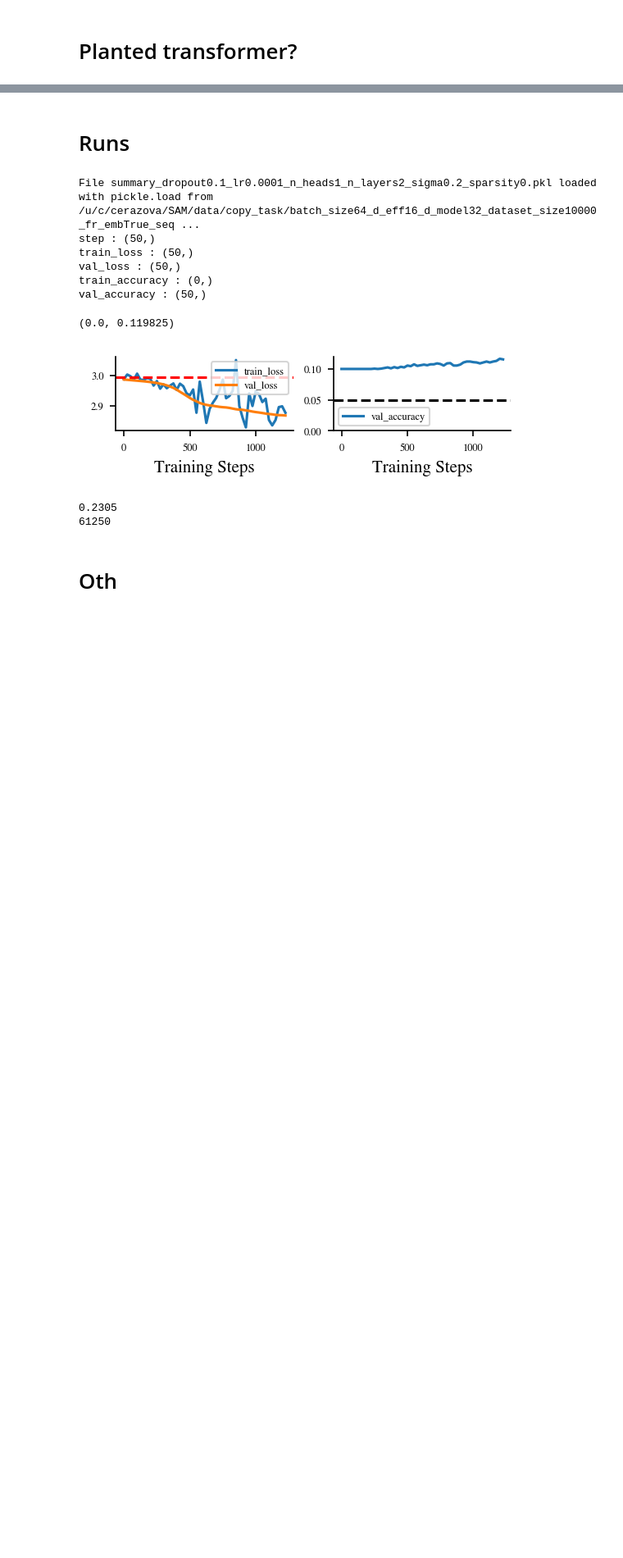
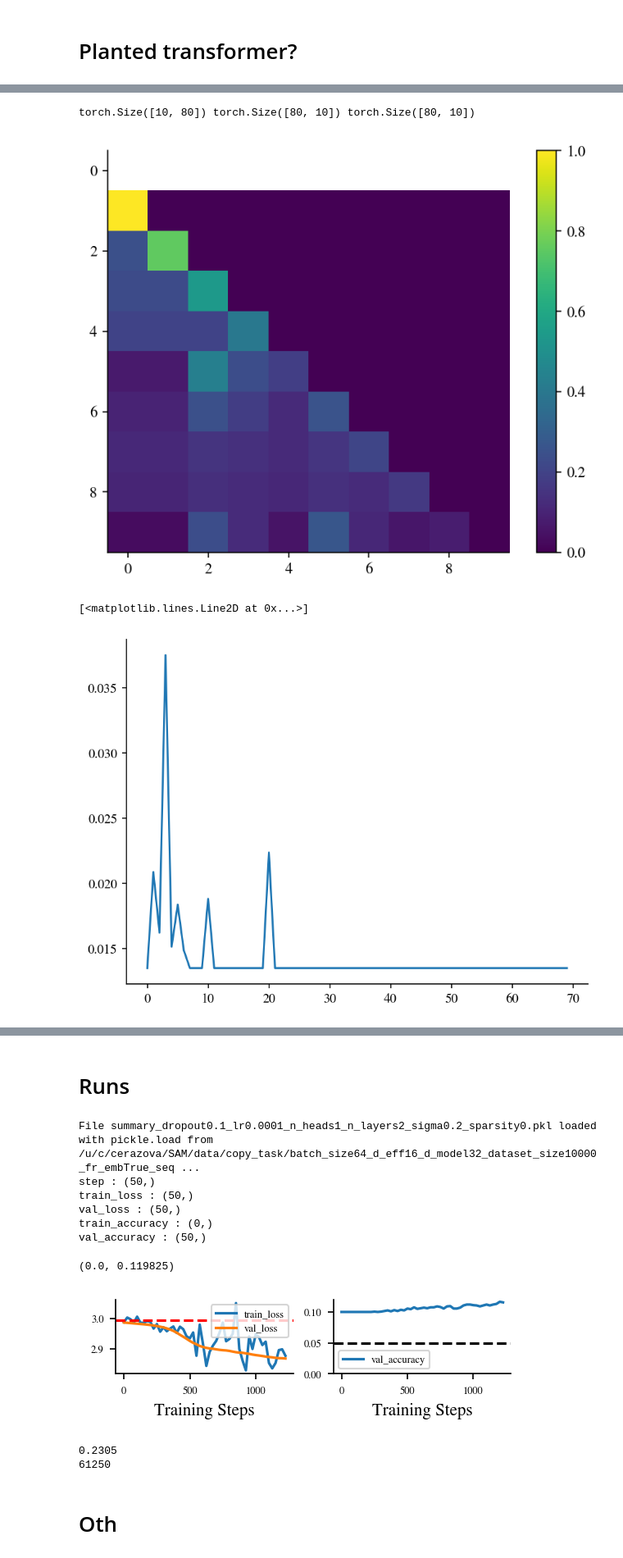
Before and after one commit to CristopherErazo/SAM, a Jupyter notebook: notebooks/26_02_03_Copying_Task.ipynb, the cells around one changed output, grey strips where cells are left out. Shown at 82% size. Drawn from its saved outputs; the diff is of its cells as text; code cells hidden in the pictures; blank space fills up the shorter version.

```diff
--- a/notebooks/26_02_03_Copying_Task.ipynb
+++ b/notebooks/26_02_03_Copying_Task.ipynb
@@ -14,12 +117,77 @@ apply_general_styles()
 # %%
-V = 10
-L = 5
+
+
+V = 70
+input = torch.tensor([1,20,3,10,5,3, 2, 4, 6 ,3])
+L = input.shape[0]
 d = V + L
+deff = L
+beta1 = 1.0
+beta2 = 1.0
+beta_out = 1.0
 
-E = torch.eye(d)
+E = torch.eye(V)
 P = torch.eye(L)
 
-input = torch.tensor([0, 1, 4, 2 , 1])
+
 
 # Make X = (E[input],P)  with shape (L, V+L)
-# # X = E[input]
+X = torch.cat((E[input], P), dim=1)
+
+Wq1 = torch.cat((torch.zeros((deff,V)), torch.eye(deff)), dim=1).T # shape (d, deff)
+# Make S a shift matrix of shape (deff, deff)
+S = torch.zeros((deff, deff))
+S[1:,:-1] = torch.eye(L-1)
+
+Wk1 = torch.cat((torch.zeros((deff,V)), S), dim=1).T # shape (d, deff)
+
+print(X.shape, Wq1.shape, Wk1.shape) # (L , d) (d, deff) (d, deff)
+
+Q1 = X @ Wq1 # shape (L, deff)
+K1 = X @ Wk1 # shape (L, deff)
+
+scores1 = beta1 * Q1 @ K1.T # shape (L, L)
+masking = torch.tril(torch.ones((L,L))) == 0
+scores1 = scores1.masked_fill(masking, float('-inf'))
+att1 = scores1.softmax(dim=-1)
+
+Wv1 = torch.zeros((d,d))
+Wv1[:V,:V] = torch.eye(V)
+
+V1 = X @ Wv1 # shape (L, d)
+output1 = att1 @ V1 # shape (L, d)
+Z1 = X + 2*output1 # shape (L, d)
+
+# Second Layer
+
+W = torch.cat((torch.eye(V), torch.zeros((V,L))), dim=1).T # shape (d, V)
+Wq2 = W
+Wk2 = W
+Wv2 = W
+
+Q2 = Z1 @ Wq2 # shape (L, V)
+K2 = Z1 @ Wk2 # shape (L, V)
+V2 = Z1 @ Wv2 # shape (L, V)
+
+scores2 =  beta2 * Q2 @ K2.T # shape (L, L)
+# Casual masking that includes diagonal
+masking = torch.tril(torch.ones((L,L)),diagonal=-1) == 0
+scores2 = scores2.masked_fill(masking, float('-inf'))
+att2 = scores2.softmax(dim=-1)
+
+output2 = att2 @ V2 # shape (L, V)
+logits = beta_out * output2 @ E.T # shape (L, V)
+
+prob = logits.softmax(dim=-1)
+
+# plt.bar(np.arange(V),prob[-1].detach().numpy())
+
+plt.imshow(att2.detach().numpy(), cmap='viridis')
+plt.colorbar()
+plt.show()
+plt.plot(prob[-1])
+# %% [output]
+torch.Size([10, 80]) torch.Size([80, 10]) torch.Size([80, 10])
+[figure, added]
+[<matplotlib.lines.Line2D at 0x...>]
+[figure, added]
```
Also changed, not shown: parts of 8 cells of this notebook, 3 other files.
